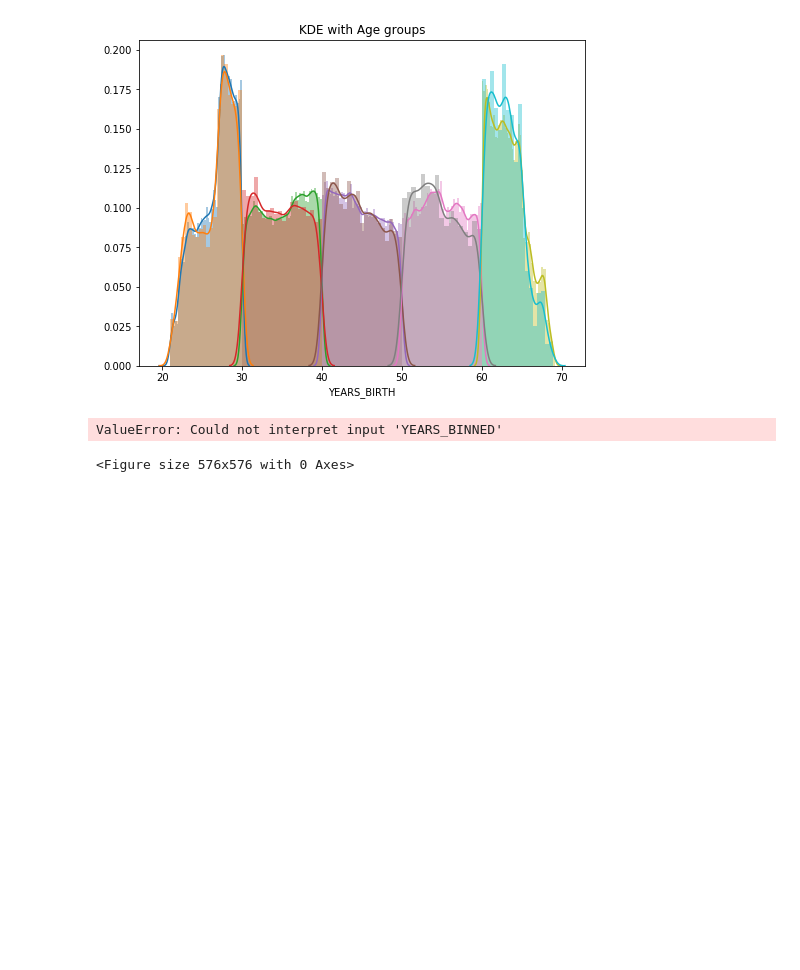
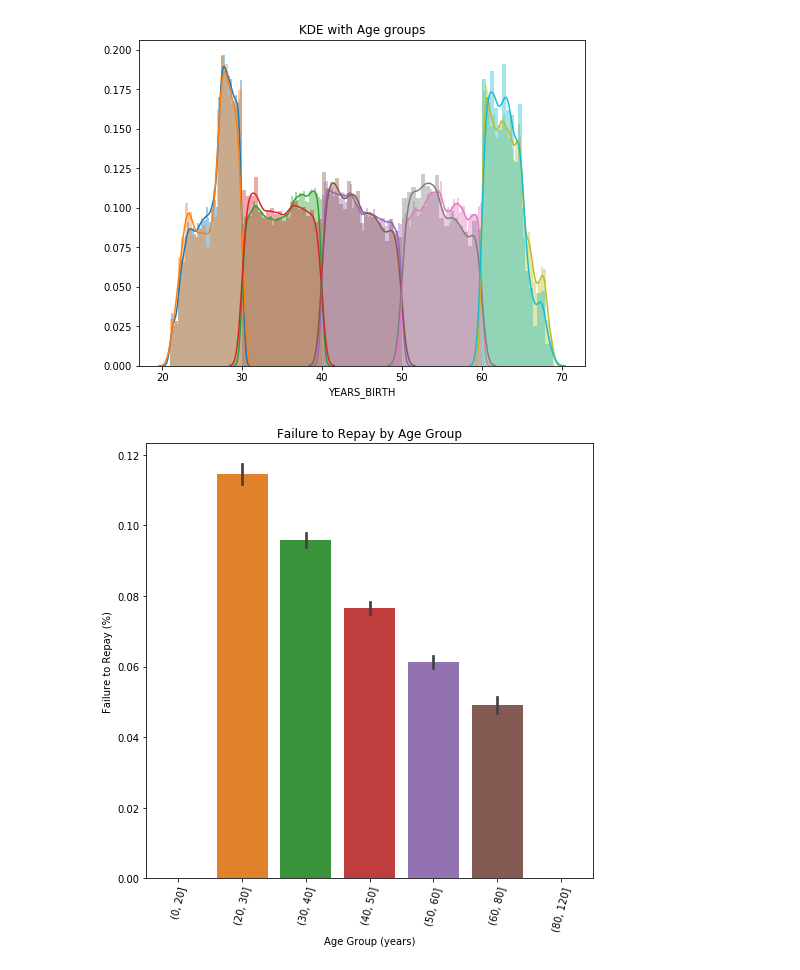
Before and after one commit to tomcruihao/2nd-ML100Days, a Jupyter notebook: homework/Day_013_HW.ipynb, the cells around one changed output. Cells and saved outputs as stored; diff of their text form; code cells hidden in the pictures; blank space fills up the shorter version.

```diff
--- a/homework/Day_013_HW.ipynb
+++ b/homework/Day_013_HW.ipynb
@@ -100,17 +100,16 @@ Categories (5, interval[int64]): [(20, 30] < (30, 40] < (40, 50] < (50, 60] < (6
 # %%
 plt.figure(figsize = (8, 8))
 
 # 以年齡區間為 x, target 為 y 繪製 barplot
 """
 Your Code Here
 """
-px = 'YEARS_BINNED'
-py = 'DAYS_BIRTH_DIVIDE'
+px = 'DAYS_BIRTH_DIVIDE'
+py = 'TARGET'
 sns.barplot(px, py, data=app_train)
 
 # Plot labeling
 plt.xticks(rotation = 75); plt.xlabel('Age Group (years)'); plt.ylabel('Failure to Repay (%)')
 plt.title('Failure to Repay by Age Group');
 # %% [output]
-ValueError: Could not interpret input 'YEARS_BINNED'
-<Figure size 576x576 with 0 Axes>
+[figure, added]
```
Also changed, not shown: 1 other file.
